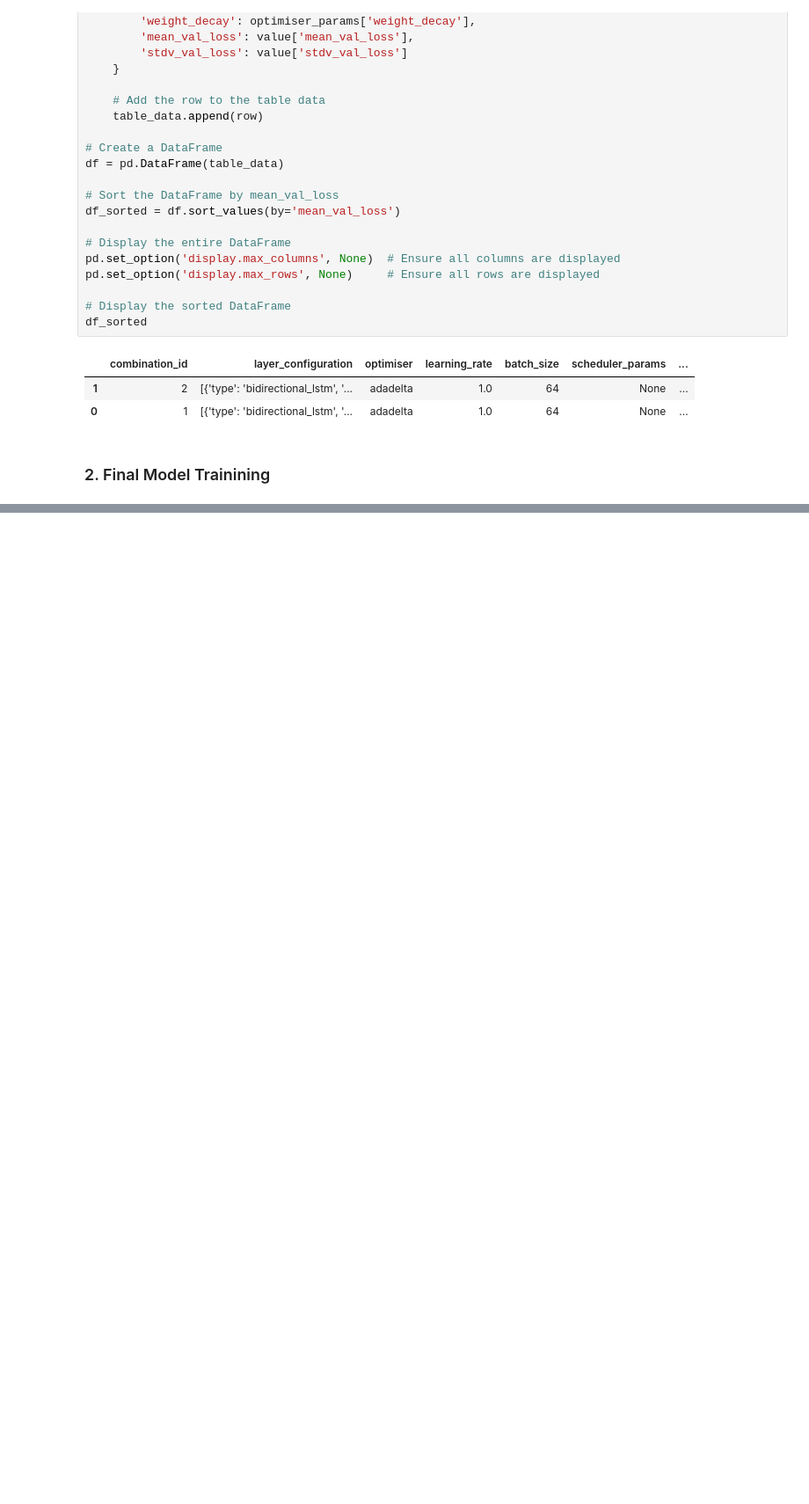
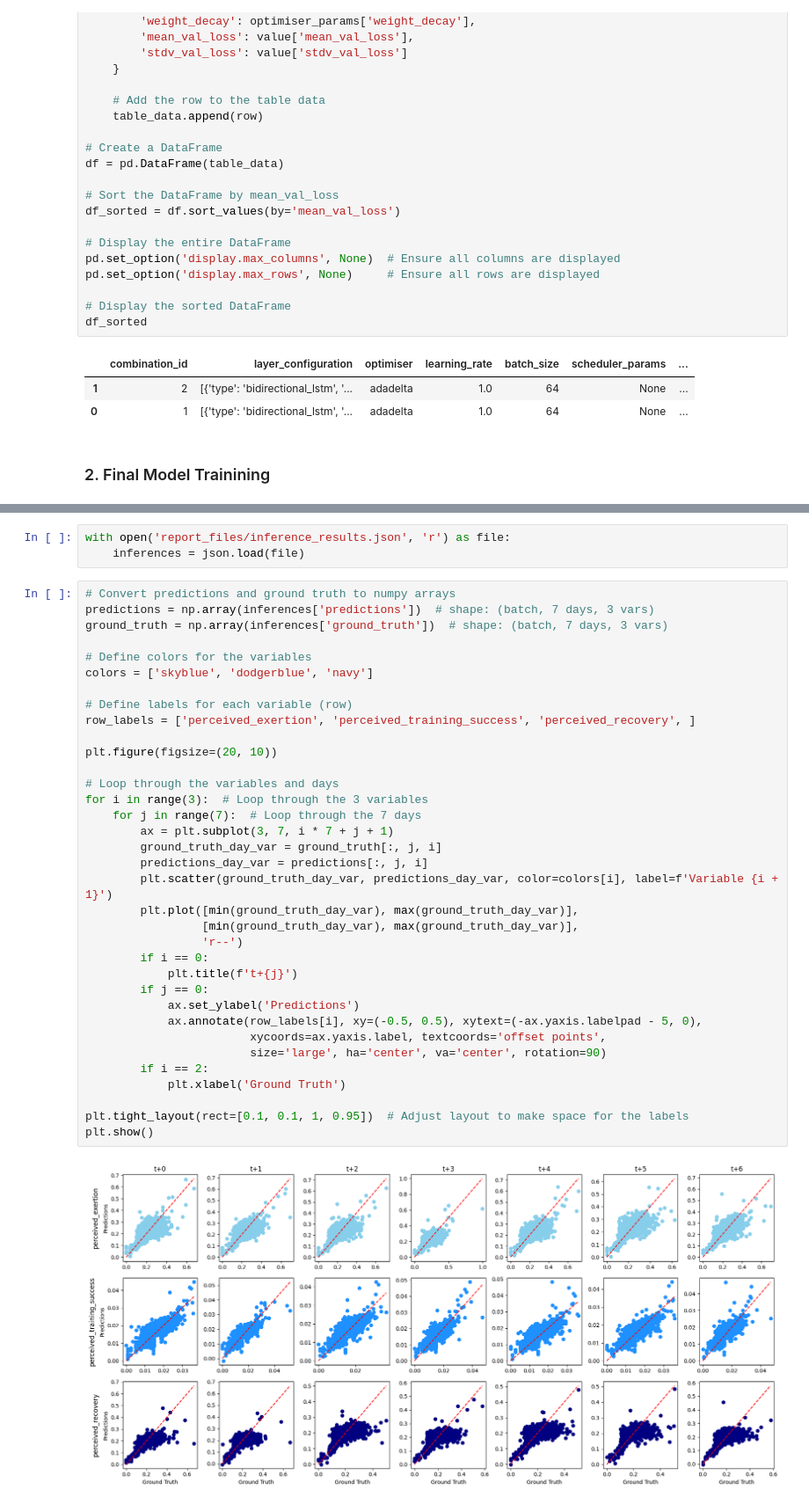
Before and after one commit to Gamified-Coaching-App/coaching_subjective_parameter_forecast, a Jupyter notebook: report/report.ipynb, the cells around one changed output, grey strips where cells are left out. Shown: that part at 88% size. Drawn from its saved outputs; the diff is of its cells as text; blank space fills up the shorter version.

```diff
--- a/report/report.ipynb
+++ b/report/report.ipynb
@@ -115,0 +184,40 @@ plt.show()
+# %%
+with open('report_files/inference_results.json', 'r') as file:
+    inferences = json.load(file)
+# %%
+# Convert predictions and ground truth to numpy arrays
+predictions = np.array(inferences['predictions'])  # shape: (batch, 7 days, 3 vars)
+ground_truth = np.array(inferences['ground_truth'])  # shape: (batch, 7 days, 3 vars)
+
+# Define colors for the variables
+colors = ['skyblue', 'dodgerblue', 'navy']
+
+# Define labels for each variable (row)
+row_labels = ['perceived_exertion', 'perceived_training_success', 'perceived_recovery', ]
+
+plt.figure(figsize=(20, 10))
+
+# Loop through the variables and days
+for i in range(3):  # Loop through the 3 variables
+    for j in range(7):  # Loop through the 7 days
+        ax = plt.subplot(3, 7, i * 7 + j + 1)
+        ground_truth_day_var = ground_truth[:, j, i]
+        predictions_day_var = predictions[:, j, i]
+        plt.scatter(ground_truth_day_var, predictions_day_var, color=colors[i], label=f'Variable {i + 1}')
+        plt.plot([min(ground_truth_day_var), max(ground_truth_day_var)],
+                 [min(ground_truth_day_var), max(ground_truth_day_var)],
+                 'r--')
+        if i == 0:
+            plt.title(f't+{j}')
+        if j == 0:
+            ax.set_ylabel('Predictions')
+            ax.annotate(row_labels[i], xy=(-0.5, 0.5), xytext=(-ax.yaxis.labelpad - 5, 0),
+                        xycoords=ax.yaxis.label, textcoords='offset points',
+                        size='large', ha='center', va='center', rotation=90)
+        if i == 2:
+            plt.xlabel('Ground Truth')
+
+plt.tight_layout(rect=[0.1, 0.1, 1, 0.95])  # Adjust layout to make space for the labels
+plt.show()
+# %% [output]
+[figure, added]
```
Also changed, not shown: parts of 7 cells of this notebook, 8 other files.
